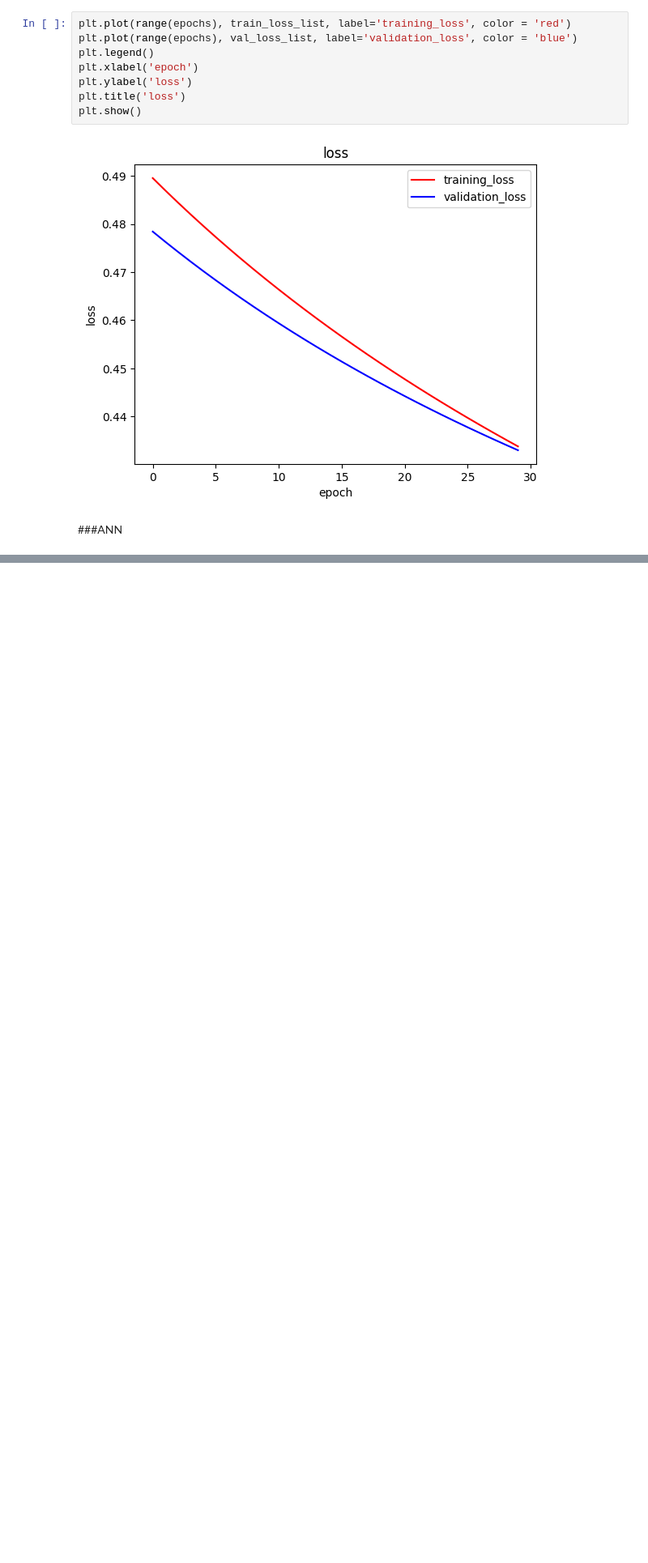
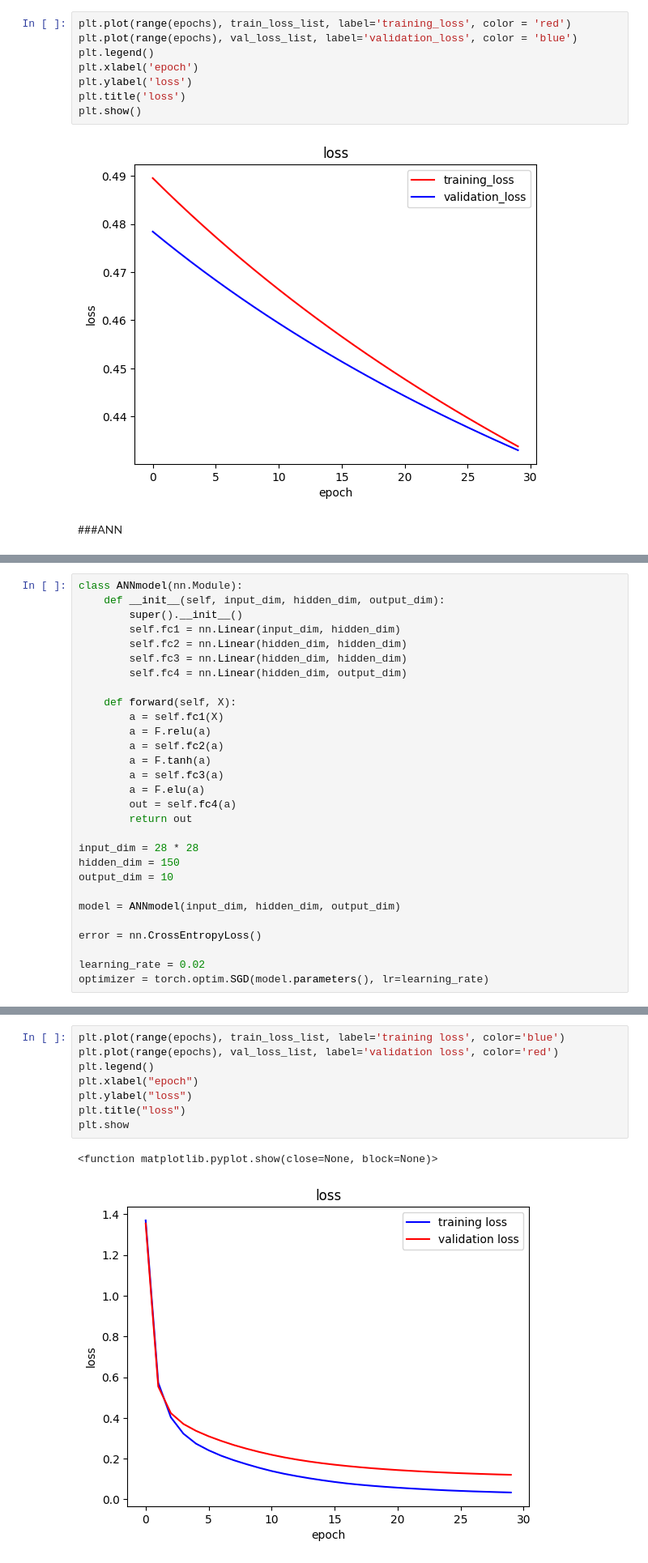
Before and after one commit to ilvnr999/Notebook, a Jupyter notebook: Untitled0.ipynb, the cells around one changed output, grey strips where cells are left out. Shown: that part at 81% size. Cells and saved outputs as stored; diff of their text form; blank space fills up the shorter version.

```diff
--- a/Untitled0.ipynb
+++ b/Untitled0.ipynb
@@ -479,0 +508,29 @@ from sklearn.model_selection import train_test_split
+# %%
+class ANNmodel(nn.Module):
+    def __init__(self, input_dim, hidden_dim, output_dim):
+        super().__init__()
+        self.fc1 = nn.Linear(input_dim, hidden_dim)
+        self.fc2 = nn.Linear(hidden_dim, hidden_dim)
+        self.fc3 = nn.Linear(hidden_dim, hidden_dim)
+        self.fc4 = nn.Linear(hidden_dim, output_dim)
+
+    def forward(self, X):
+        a = self.fc1(X)
+        a = F.relu(a)
+        a = self.fc2(a)
+        a = F.tanh(a)
+        a = self.fc3(a)
+        a = F.elu(a)
+        out = self.fc4(a)
+        return out
+
+input_dim = 28 * 28
+hidden_dim = 150
+output_dim = 10
+
+model = ANNmodel(input_dim, hidden_dim, output_dim)
+
+error = nn.CrossEntropyLoss()
+
+learning_rate = 0.02
+optimizer = torch.optim.SGD(model.parameters(), lr=learning_rate)
@@ -479,0 +605,11 @@ from sklearn.model_selection import train_test_split
+# %%
+plt.plot(range(epochs), train_loss_list, label='training loss', color='blue')
+plt.plot(range(epochs), val_loss_list, label='validation loss', color='red')
+plt.legend()
+plt.xlabel("epoch")
+plt.ylabel("loss")
+plt.title("loss")
+plt.show
+# %% [output]
+<function matplotlib.pyplot.show(close=None, block=None)>
+[figure, added]
```
Also changed, not shown: parts of 11 cells of this notebook.
